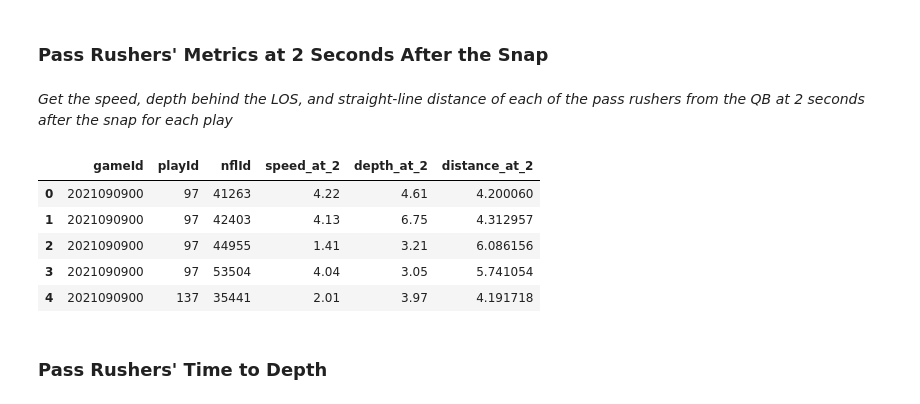
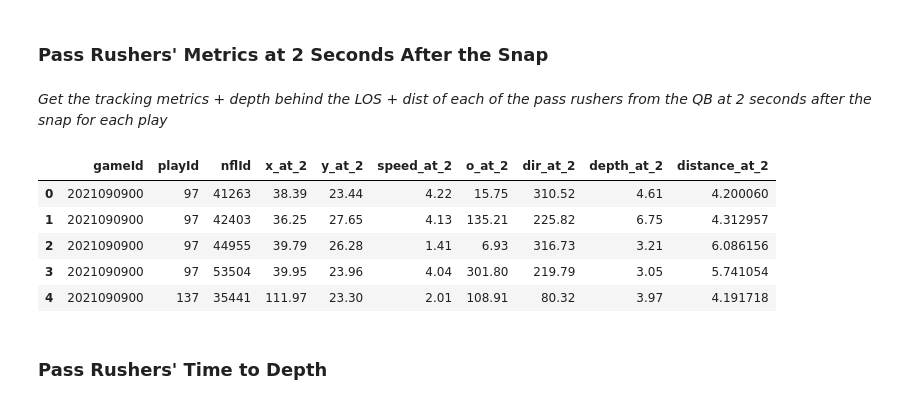
Before and after one commit to SolB77/2023-NFL-Big-Data-Bowl, a Jupyter notebook: Code/eda.ipynb, the cells around one changed output. Cells and saved outputs as stored; diff of their text form; code cells hidden in the pictures.

```diff
--- a/Code/eda.ipynb
+++ b/Code/eda.ipynb
@@ -131,0 +162,8 @@ if sum(frame_level_df.loc[:,~frame_level_df.columns.isin(ok_na_cols)].isna().sum
+# %%
+coi = ["gameId","playId","nflId"]
+#1. Get the DL for each play
+pass_rushers_on_play_df = player_level_df.query("officialPosition in ['NT','DT','DE']")[coi]
+#2. Get the OL for each play
+ol_on_play_df = player_level_df.query("officialPosition in ['C','G','T','TE','FB']")[coi]
+#3. Get the QB for each play
+qb_on_play_df = player_level_df.query("pff_role == 'Pass' and officialPosition == 'QB'")[coi]
@@ -132,3 +172,11 @@ if sum(frame_level_df.loc[:,~frame_level_df.columns.isin(ok_na_cols)].isna().sum
+# %%
+coi = ['gameId', 'playId', 'nflId', 'frameId', 'x', 'y', 's', 'o', 'dir', 'playDirection']
+# 1. Get the tracking data of the DL at every frame
+pass_rushers_pos_df = pass_rushers_on_play_df.merge(frame_level_df, on=['gameId','playId','nflId'], how='left')[coi]
+# 2. Get the tracking data of the OL/LOS blockers for each frame
+ol_pos_df = ol_on_play_df.merge(frame_level_df, on=['gameId','playId','nflId'], how='left')[coi]
+# 3. Get the tracking data of the QB for each frame
+qb_pos_df = qb_on_play_df.merge(frame_level_df, on=['gameId','playId','nflId'], how='left')[coi]
 # %% [markdown]
 ### **Snap to Action Time**
 # %% [markdown]
@@ -259,40 +333,47 @@ pass_rushers_at_key_df.head()
 # %% [markdown]
 ### **Pass Rushers' Metrics at 2 Seconds After the Snap**
 # %% [markdown]
-*Get the speed, depth behind the LOS, and straight-line distance of each of the pass rushers from the QB at 2 seconds after the snap for each play*
+*Get the tracking metrics + depth behind the LOS + dist of each of the pass rushers from the QB at 2 seconds after the snap for each play*
 # %%
-# 1. Get the position/speed of the QB at 2 seconds (20 frames after the snap)
-qb_pos_at_key2_df = qb_pos_df.merge(time_of_snap_df, on=['gameId','playId'], how='left', suffixes=['','_snap'])
-qb_pos_at_key2_df = qb_pos_at_key2_df.query("frameId == (frameId_snap+20)").drop(columns=["frameId","frameId_snap"])
+# 1. Get the metrics of the QB at 2 seconds (20 frames after the snap)
+col_names = {"x":"x_at_2","y":"y_at_2","s":"speed_at_2","o":"o_at_2","dir":"dir_at_2"}
+qb_pos_at_key_df = (qb_pos_df
+                    .merge(frame_of_snap_df, on=['gameId','playId'], how='left', suffixes=['','_snap'])
+                    .query("frameId == (frameId_snap+20)")
+                    .drop(columns=["nflId","frameId","frameId_snap","s","o","dir","playDirection"])
+                    .rename(columns=col_names))
 
-# 2. Get the position/speed of the pass rushers at 2 seconds
-pass_rushers_pos_at_key2_df = pass_rushers_pos_df.merge(time_of_snap_df, on=['gameId','playId'], how='left', suffixes=['','_snap'])
-pass_rushers_pos_at_key2_df = pass_rushers_pos_at_key2_df.query("frameId == (frameId_snap+20)").drop(columns=["frameId","frameId_snap"])
+# 2. Get the metrics of the pass rushers at 2 seconds
+pass_rushers_pos_at_key_df = (pass_rushers_pos_df
+                            .merge(frame_of_snap_df, on=['gameId','playId'], how='left', suffixes=['','_snap'])
+                            .query("frameId == (frameId_snap+20)")
+                            .drop(columns=["frameId","frameId_snap"])
+                            .rename(columns=col_names))
 
 # 3. Get the depth of the pass rushers at 2 seconds
-pass_rushers_at_key2_df = pass_rushers_pos_at_key2_df.merge(play_level_df[['gameId','playId','absoluteYardlineNumber']], on=['gameId','playId'], how='left')
-pass_rushers_at_key2_df.loc[pass_rushers_at_key2_df.playDirection == 'right', 'depth_at_2'] = pass_rushers_at_key2_df['absoluteYardlineNumber'] - pass_rushers_at_key2_df['x']
-pass_rushers_at_key2_df.loc[pass_rushers_at_key2_df.playDirection == 'left', 'depth_at_2'] = pass_rushers_at_key2_df['x'] - pass_rushers_at_key2_df['absoluteYardlineNumber']
-pass_rushers_at_key2_df = pass_rushers_at_key2_df[['gameId','playId','nflId','s','depth_at_2']]
+pass_rushers_depth_at_key_df = pass_rushers_pos_at_key_df.merge(play_level_df[['gameId','playId','absoluteYardlineNumber']], on=['gameId','playId'], how='left')
+pass_rushers_depth_at_key_df.loc[pass_rushers_depth_at_key_df.playDirection == 'right', 'depth_at_2'] = pass_rushers_depth_at_key_df['absoluteYardlineNumber'] - pass_rushers_depth_at_key_df['x_at_2']
+pass_rushers_depth_at_key_df.loc[pass_rushers_depth_at_key_df.playDirection == 'left', 'depth_at_2'] = pass_rushers_depth_at_key_df['x_at_2'] - pass_rushers_depth_at_key_df['absoluteYardlineNumber']
+pass_rushers_depth_at_key_df = pass_rushers_depth_at_key_df[['gameId','playId','nflId', 'x_at_2', 'y_at_2', 'speed_at_2','o_at_2','dir_at_2','depth_at_2']]
 
 # 4. Get the distances of the pass rushers from the QB at 2 seconds
-rusher_dist_at_key2_df = pass_rushers_pos_at_key2_df.merge(qb_pos_at_key2_df, how='left', on=['gameId','playId'], suffixes=['_pr','_qb'])
-rusher_dist_at_key2_df['x2-x1'] = (rusher_dist_at_key2_df['x_qb'] - rusher_dist_at_key2_df['x_pr'])**2
-rusher_dist_at_key2_df['y2-y1'] = (rusher_dist_at_key2_df['y_qb'] - rusher_dist_at_key2_df['y_pr'])**2
-rusher_dist_at_key2_df['distance_at_2'] = np.sqrt(rusher_dist_at_key2_df['x2-x1'] + rusher_dist_at_key2_df['y2-y1'])
-rusher_dist_at_key2_df = rusher_dist_at_key2_df[['gameId','playId','nflId','distance_at_2']]
+rusher_dist_at_key_df = pass_rushers_pos_at_key_df.merge(qb_pos_at_key_df, how='left', on=['gameId','playId'], suffixes=['_pr','_qb'])
+rusher_dist_at_key_df['x2-x1'] = (rusher_dist_at_key_df['x_at_2_qb'] - rusher_dist_at_key_df['x_at_2_pr'])**2
+rusher_dist_at_key_df['y2-y1'] = (rusher_dist_at_key_df['y_at_2_qb'] - rusher_dist_at_key_df['y_at_2_pr'])**2
+rusher_dist_at_key_df['distance_at_2'] = np.sqrt(rusher_dist_at_key_df['x2-x1'] + rusher_dist_at_key_df['y2-y1'])
+rusher_dist_at_key_df = rusher_dist_at_key_df[['gameId','playId','nflId','distance_at_2']]
 
-# 9. Get all the metrics of the pass rushers at 2 seconds dataframe
-pass_rushers_at_key2_df = pass_rushers_at_key2_df.merge(rusher_dist_at_key2_df, on=['gameId','playId','nflId'], how='outer').rename(columns={"s":"speed_at_2"})
+# 5. Get all the metrics of the pass rushers at 2 seconds dataframe
+pass_rushers_at_key2_df = pass_rushers_depth_at_key_df.merge(rusher_dist_at_key_df, on=['gameId','playId','nflId'], how='outer')
 
 pass_rushers_at_key2_df.head()
 # %% [output]
-|  | gameId | playId | nflId | speed_at_2 | depth_at_2 | distance_at_2 |
-| 0 | 2021090900 | 97 | 41263 | 4.22 | 4.61 | 4.200060 |
-| 1 | 2021090900 | 97 | 42403 | 4.13 | 6.75 | 4.312957 |
-| 2 | 2021090900 | 97 | 44955 | 1.41 | 3.21 | 6.086156 |
-| 3 | 2021090900 | 97 | 53504 | 4.04 | 3.05 | 5.741054 |
-| 4 | 2021090900 | 137 | 35441 | 2.01 | 3.97 | 4.191718 |
+|  | gameId | playId | nflId | x_at_2 | y_at_2 | speed_at_2 | o_at_2 | dir_at_2 | depth_at_2 | distance_at_2 |
+| 0 | 2021090900 | 97 | 41263 | 38.39 | 23.44 | 4.22 | 15.75 | 310.52 | 4.61 | 4.200060 |
+| 1 | 2021090900 | 97 | 42403 | 36.25 | 27.65 | 4.13 | 135.21 | 225.82 | 6.75 | 4.312957 |
+| 2 | 2021090900 | 97 | 44955 | 39.79 | 26.28 | 1.41 | 6.93 | 316.73 | 3.21 | 6.086156 |
+| 3 | 2021090900 | 97 | 53504 | 39.95 | 23.96 | 4.04 | 301.80 | 219.79 | 3.05 | 5.741054 |
+| 4 | 2021090900 | 137 | 35441 | 111.97 | 23.30 | 2.01 | 108.91 | 80.32 | 3.97 | 4.191718 |
 # %% [markdown]
 ### **Pass Rushers' Time to Depth**
 # %%
```
Also changed, not shown: parts of 32 cells of this notebook, 1 other file.
